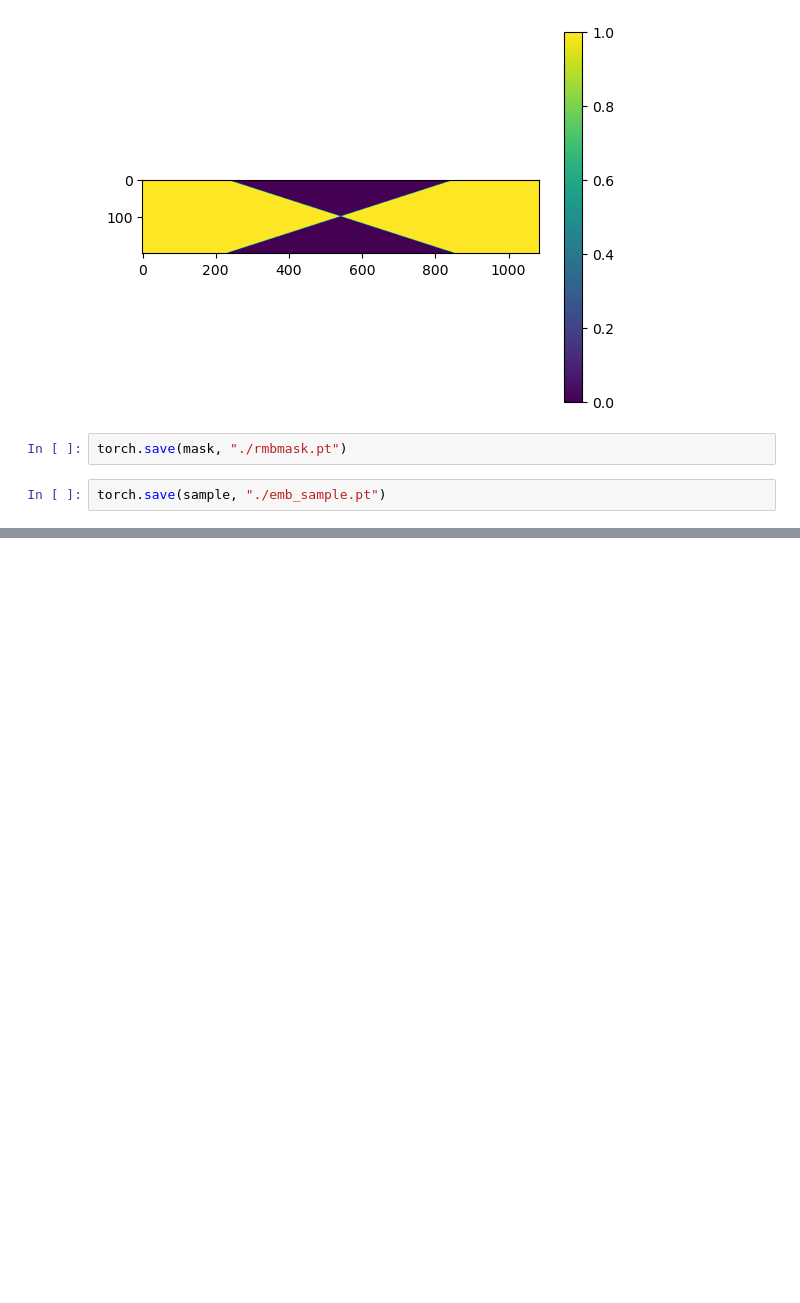
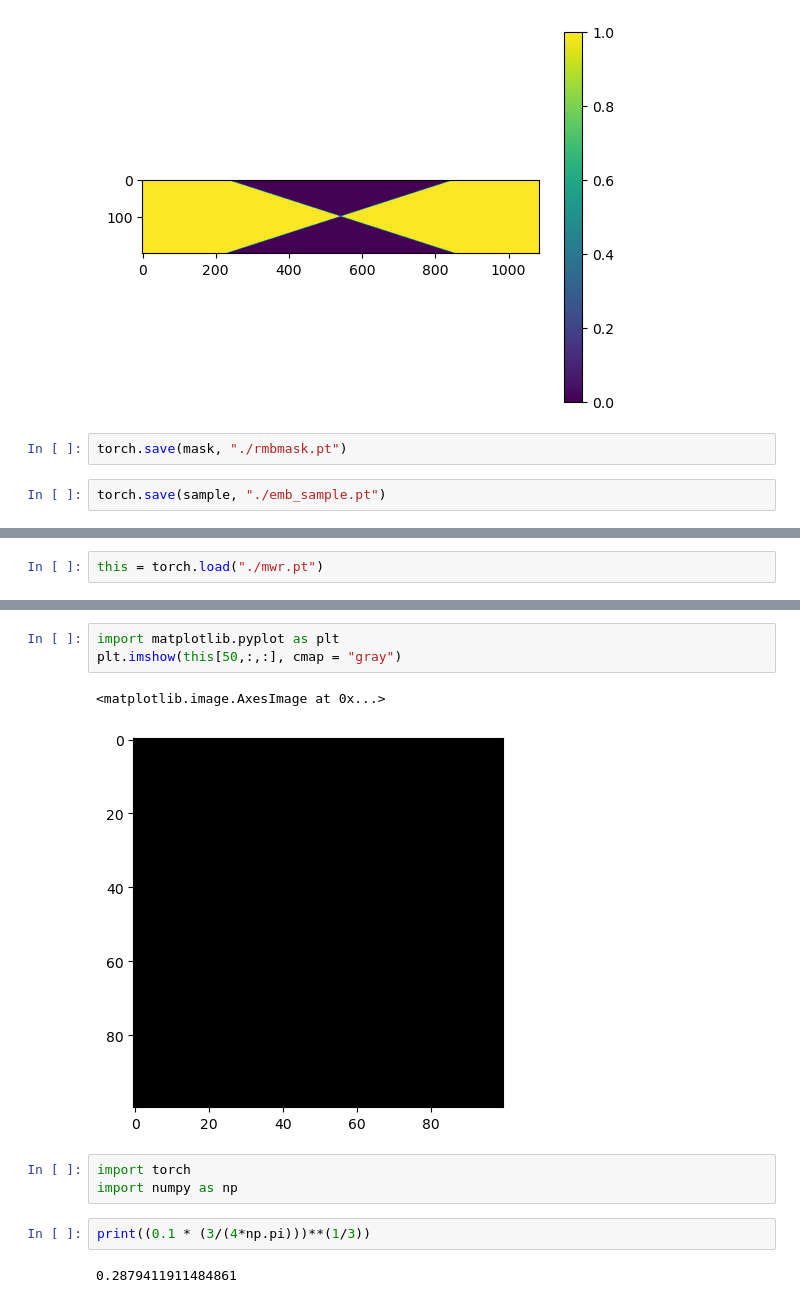
Before and after one commit to henrynjones/PyMWR, a Jupyter notebook: make_mask.ipynb, the cells around one changed output, grey strips where cells are left out. Drawn from its saved outputs; the diff is of its cells as text; blank space fills up the shorter version.

```diff
--- a/make_mask.ipynb
+++ b/make_mask.ipynb
@@ -87,0 +143,2 @@ torch.save(sample, "./emb_sample.pt")
+# %%
+this = torch.load("./mwr.pt")
@@ -87,0 +168,13 @@ torch.save(sample, "./emb_sample.pt")
+# %%
+import matplotlib.pyplot as plt
+plt.imshow(this[50,:,:], cmap = "gray")
+# %% [output]
+<matplotlib.image.AxesImage at 0x...>
+[figure, added]
+# %%
+import torch
+import numpy as np
+# %%
+print((0.1 * (3/(4*np.pi)))**(1/3))
+# %% [output]
+0.2879411911484861
```
Also changed, not shown: parts of 41 cells of this notebook, 4 other files.
